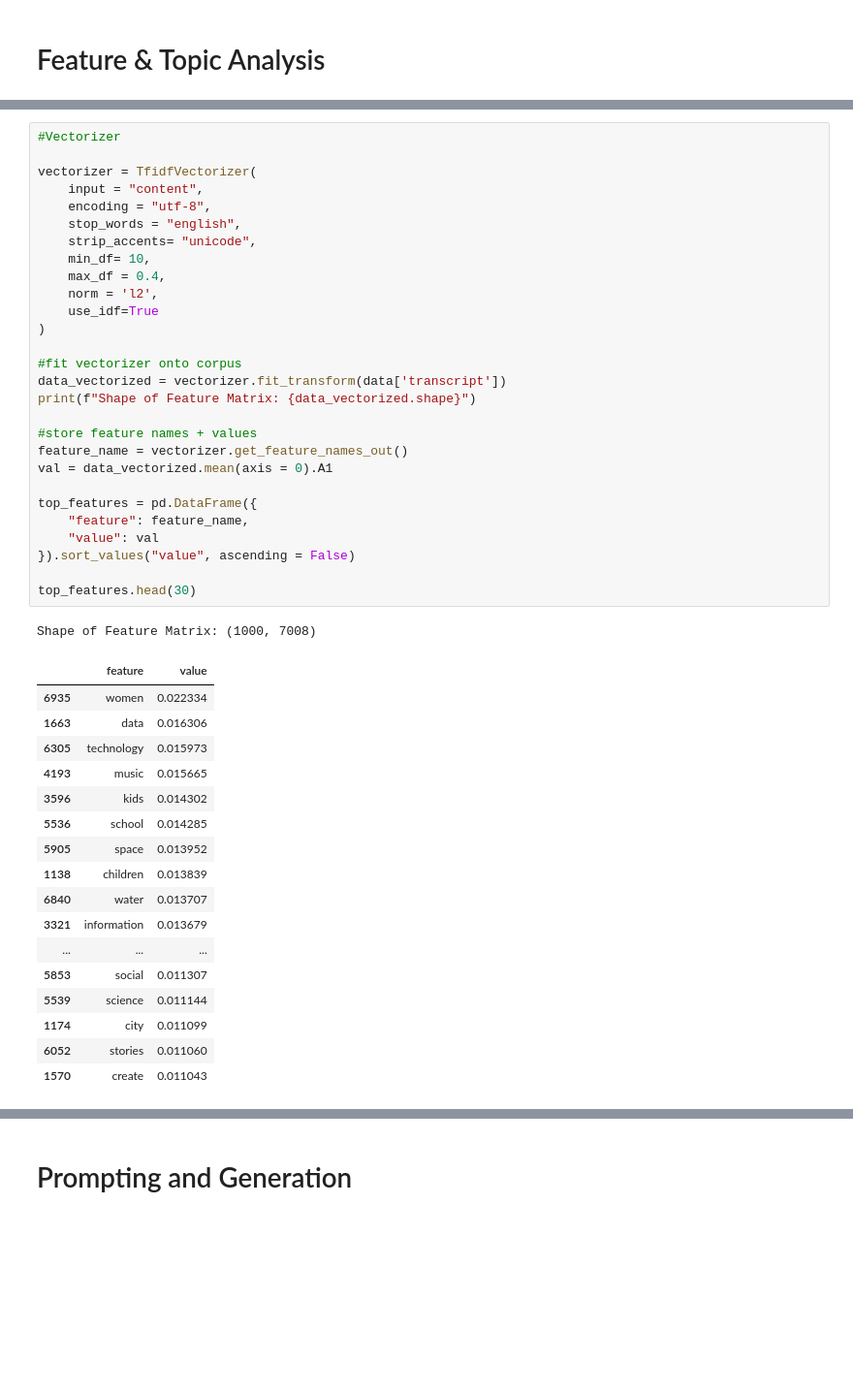
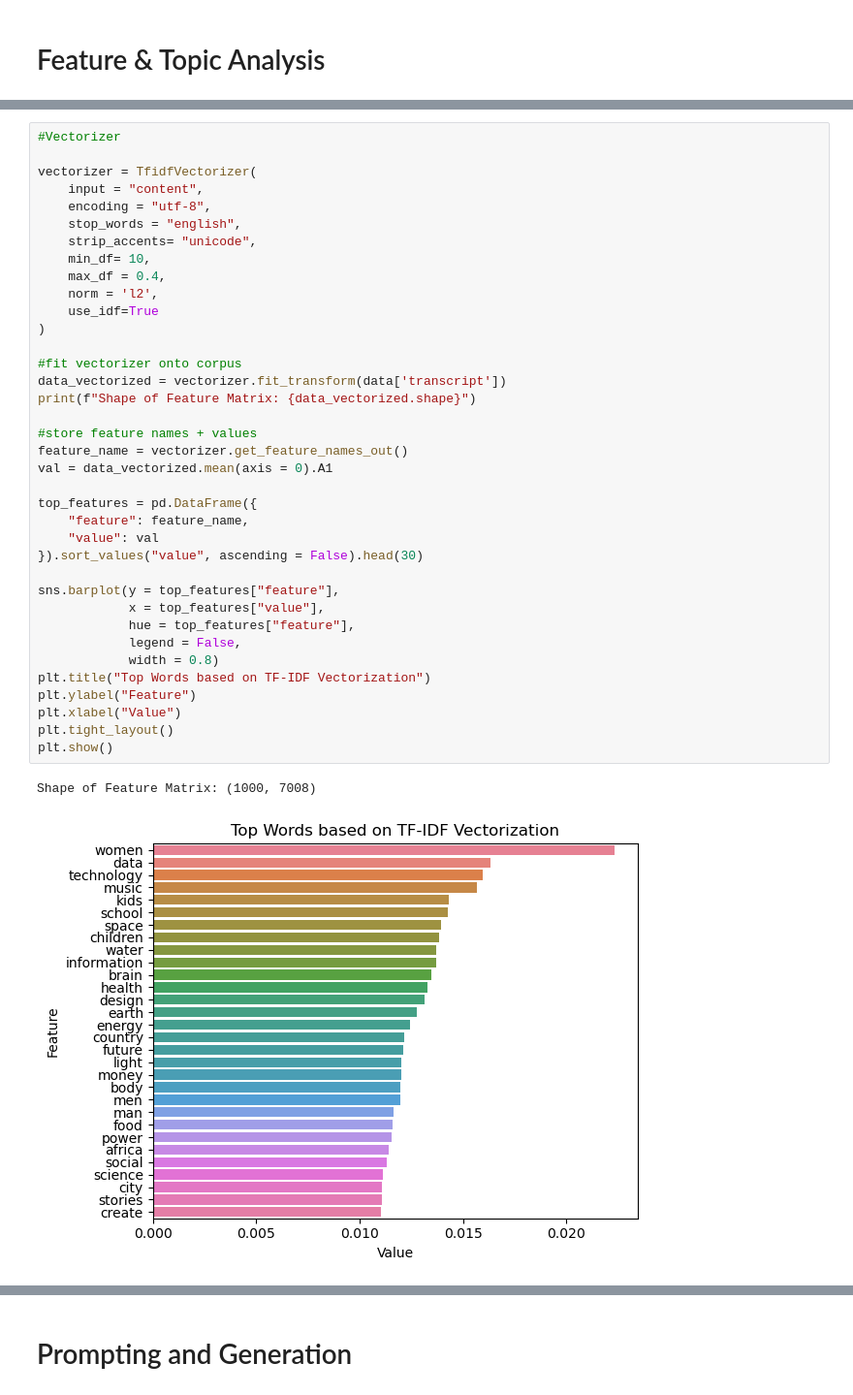
Before and after one commit to kyleenaxin/3350-final, a Jupyter notebook: project.ipynb, the cells around one changed output, grey strips where cells are left out. Shown at 97% size. Cells and saved outputs as stored; diff of their text form; blank space fills up the shorter version.

```diff
--- a/project.ipynb
+++ b/project.ipynb
@@ -470,50 +463,43 @@ data = pd.read_csv("data/tedtalk_sample.csv")
 # %%
 #Vectorizer
 
 vectorizer = TfidfVectorizer(
     input = "content",
     encoding = "utf-8",
     stop_words = "english",
     strip_accents= "unicode",
     min_df= 10,
     max_df = 0.4,
     norm = 'l2',
     use_idf=True
 )
 
 #fit vectorizer onto corpus
 data_vectorized = vectorizer.fit_transform(data['transcript'])
 print(f"Shape of Feature Matrix: {data_vectorized.shape}")
 
 #store feature names + values
 feature_name = vectorizer.get_feature_names_out()
 val = data_vectorized.mean(axis = 0).A1
 
 top_features = pd.DataFrame({
     "feature": feature_name,
     "value": val
-}).sort_values("value", ascending = False)
+}).sort_values("value", ascending = False).head(30)
 
-top_features.head(30)
+sns.barplot(y = top_features["feature"],
+            x = top_features["value"],
+            hue = top_features["feature"],
+            legend = False,
+            width = 0.8)
+plt.title("Top Words based on TF-IDF Vectorization")
+plt.ylabel("Feature")
+plt.xlabel("Value")
+plt.tight_layout()
+plt.show()
 # %% [output]
 Shape of Feature Matrix: (1000, 7008)
-|  | feature | value |
-| 6935 | women | 0.022334 |
-| 1663 | data | 0.016306 |
-| 6305 | technology | 0.015973 |
-| 4193 | music | 0.015665 |
-| 3596 | kids | 0.014302 |
-| 5536 | school | 0.014285 |
-| 5905 | space | 0.013952 |
-| 1138 | children | 0.013839 |
-| 6840 | water | 0.013707 |
-| 3321 | information | 0.013679 |
-| ... | ... | ... |
-| 5853 | social | 0.011307 |
-| 5539 | science | 0.011144 |
-| 1174 | city | 0.011099 |
-| 6052 | stories | 0.011060 |
-| 1570 | create | 0.011043 |
+[figure, added]
 # %%
 #utilized from lecture 09
 def print_top_words(model, feature_names, n_top_words, hide_stops=False):
```
Also changed, not shown: parts of 6 cells of this notebook.
